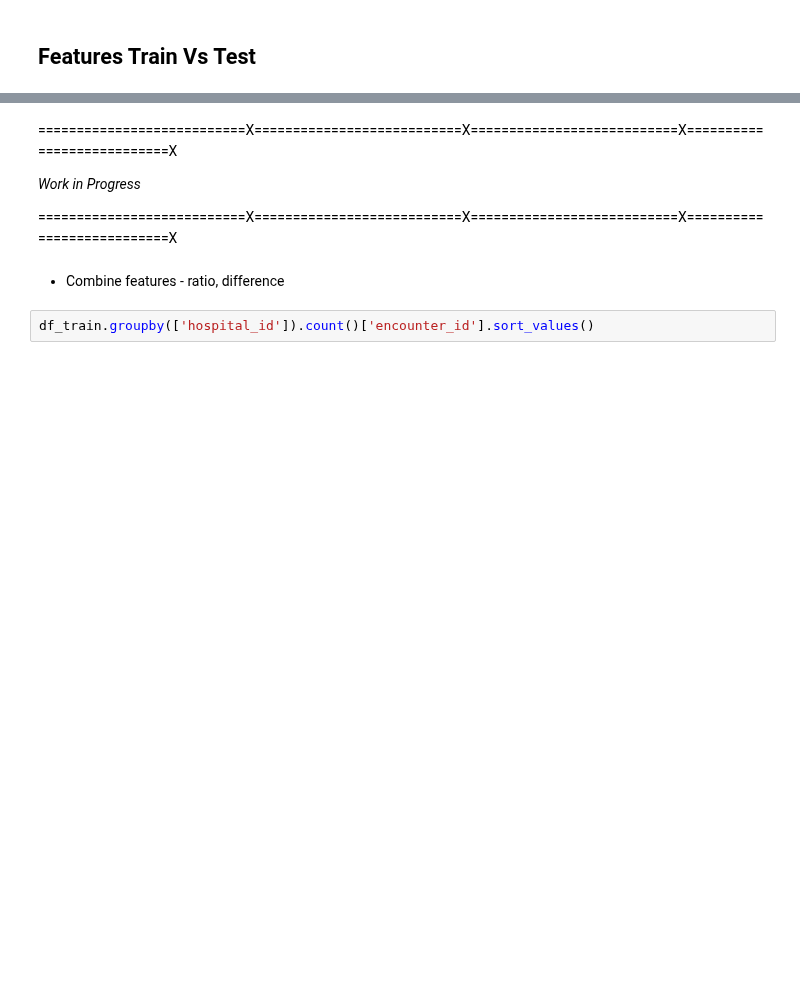
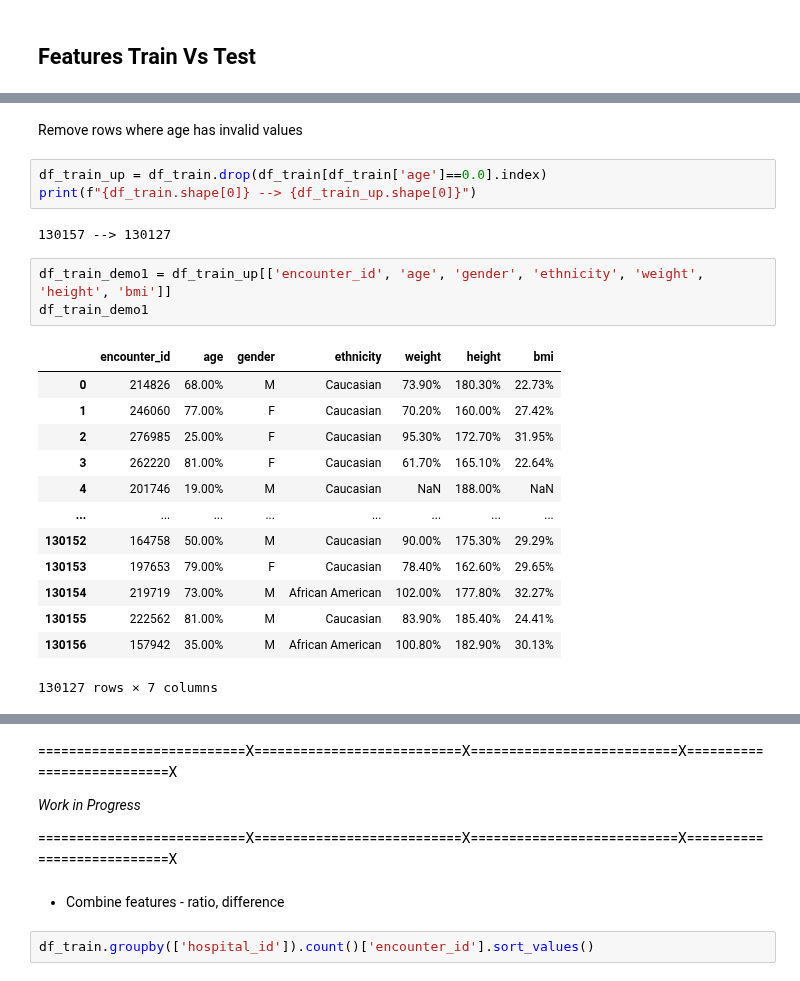
Before and after one commit to sreedevigattu/wids2021, a Jupyter notebook: explore.ipynb, the cells around one changed output, grey strips where cells are left out. Cells and saved outputs as stored; diff of their text form; blank space fills up the shorter version.

```diff
--- a/explore.ipynb
+++ b/explore.ipynb
@@ -569,0 +806,24 @@ _comparedf(df_train_ethnicity, df_test_ethnicity, 'ethnicity')
+# %% [markdown]
+Remove rows where age has invalid values
+# %%
+df_train_up = df_train.drop(df_train[df_train['age']==0.0].index)
+print(f"{df_train.shape[0]} --> {df_train_up.shape[0]}")
+# %% [output]
+130157 --> 130127
+# %%
+df_train_demo1 = df_train_up[['encounter_id', 'age', 'gender', 'ethnicity', 'weight', 'height', 'bmi']]
+df_train_demo1
+# %% [output]
+|  | encounter_id | age | gender | ethnicity | weight | height | bmi |
+| 0 | 214826 | 68.00% | M | Caucasian | 73.90% | 180.30% | 22.73% |
+| 1 | 246060 | 77.00% | F | Caucasian | 70.20% | 160.00% | 27.42% |
+| 2 | 276985 | 25.00% | F | Caucasian | 95.30% | 172.70% | 31.95% |
+| 3 | 262220 | 81.00% | F | Caucasian | 61.70% | 165.10% | 22.64% |
+| 4 | 201746 | 19.00% | M | Caucasian | NaN | 188.00% | NaN |
+| ... | ... | ... | ... | ... | ... | ... | ... |
+| 130152 | 164758 | 50.00% | M | Caucasian | 90.00% | 175.30% | 29.29% |
+| 130153 | 197653 | 79.00% | F | Caucasian | 78.40% | 162.60% | 29.65% |
+| 130154 | 219719 | 73.00% | M | African American | 102.00% | 177.80% | 32.27% |
+| 130155 | 222562 | 81.00% | M | Caucasian | 83.90% | 185.40% | 24.41% |
+| 130156 | 157942 | 35.00% | M | African American | 100.80% | 182.90% | 30.13% |
+130127 rows × 7 columns
```
Also changed, not shown: parts of 41 cells of this notebook, 9 other files.
